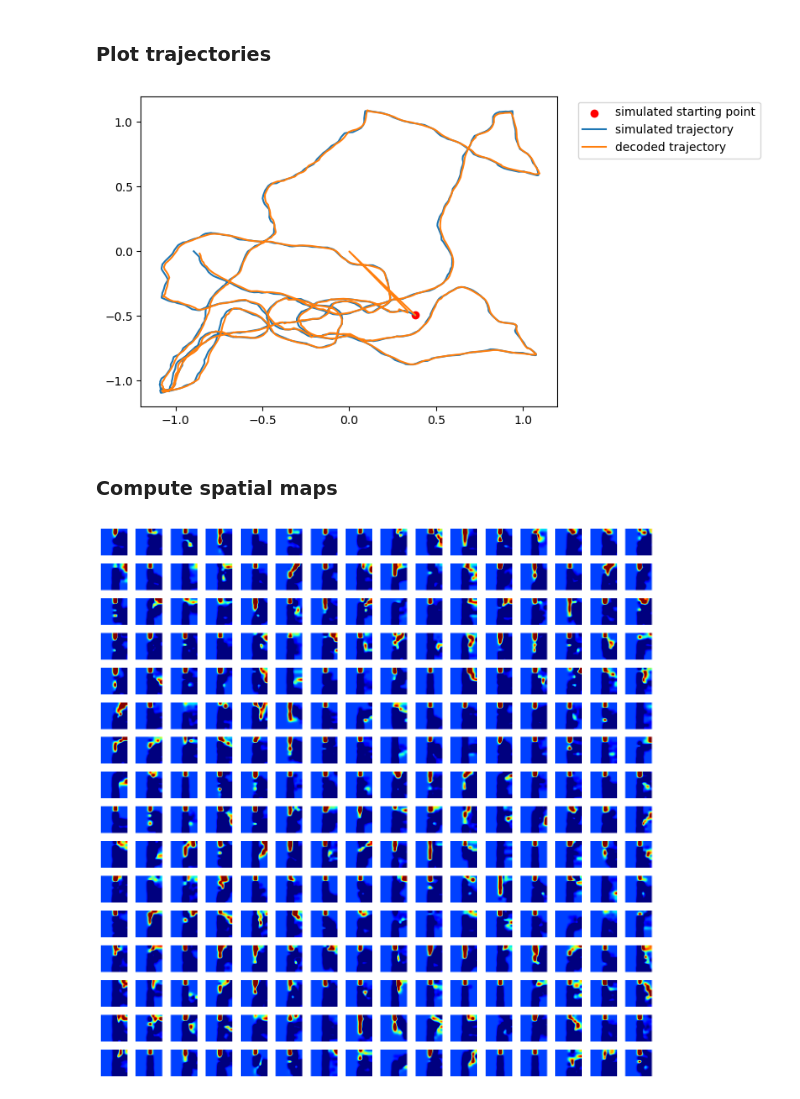
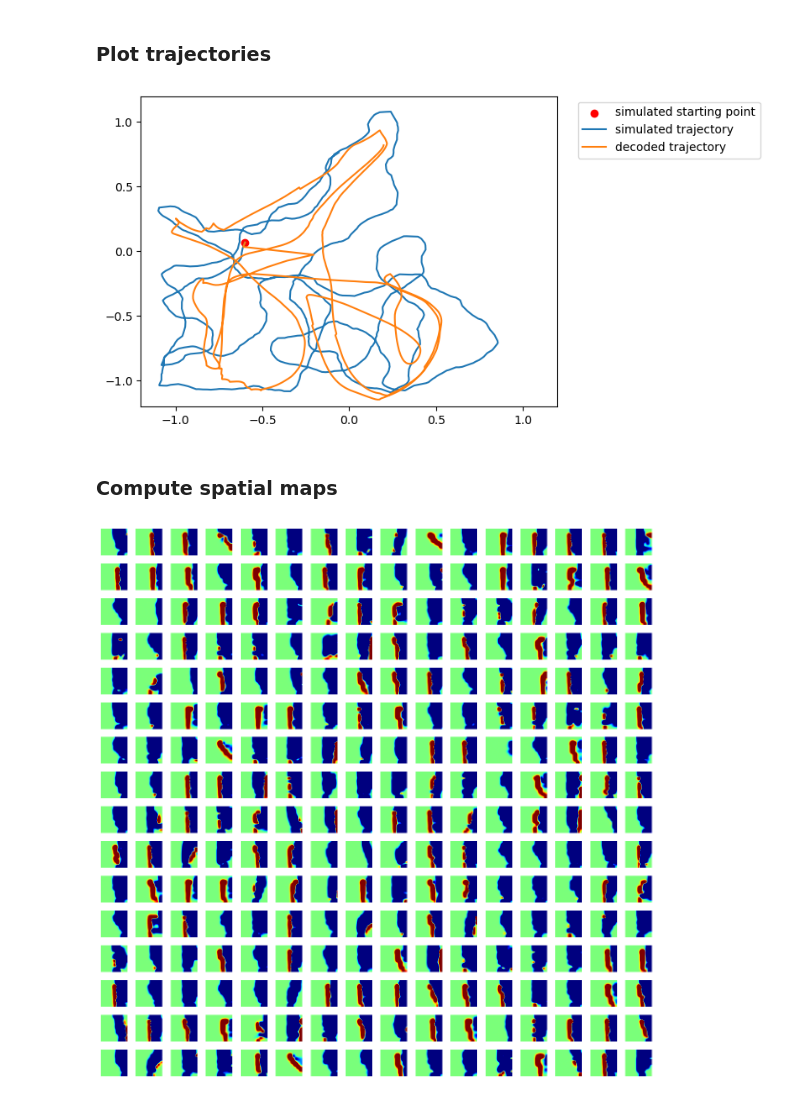
Before and after one commit to nguyen-td/activation-patterns, a Jupyter notebook: load_network.ipynb, the cells around one changed output. Saved outputs shown, nothing was run; the diff lists cells and outputs as text; code cells hidden in the pictures.

```diff
--- a/load_network.ipynb
+++ b/load_network.ipynb
@@ -12,14 +12,14 @@ from utils import make_train_data, TrajectoryGenerator, create_ratemaps, plot_ra
 # %% [markdown]
 ### Load data
 # %%
-position, velocity, head_dir = torch.load('data/data-relu.pt')
+position, velocity, head_dir = torch.load('data/data-NE.pt')
 data = make_train_data(velocity.reshape(1, -1), head_dir.reshape(1, -1))
 # %%
 # load model
 hidden_size = 256
 mini_batch_size = 32
 rnn_layer = 'custom'
-rnn_model = torch.load(f'models/RNN-{hidden_size}-{rnn_layer}-relu-model.pt')
+rnn_model = torch.load(f'models/RNN-{hidden_size}-{rnn_layer}-NE-model.pt')
 
 rnn_model.eval()
 aggregate_loss, y, x, u = rnn_model.evaluate(data, position)
@@ -38,18 +48,19 @@ Aggregated loss: 0.0005226483696576705  8.753 seconds for this run
 # %%
 # plot trajectories generated from the network (on test data)
 plt.scatter(position[0, 0], position[0, 1], color = 'red', label = 'simulated starting point')
 plt.plot(position[:, 0], position[:, 1], label = 'simulated trajectory')
 
 y[0, :] = position[0, :]
+y[1, :] = position[1, :]
 plt.plot(y[:, 0], y[:, 1], label = 'decoded trajectory')
 plt.xlim(-1.2, 1.2)
 plt.ylim(-1.2, 1.2)
 plt.legend(bbox_to_anchor=(1.5, 1.))
 
 plt.savefig('trajectory.png', bbox_inches='tight')
 # plt.show()
 # %% [output]
-[figure, old version]
+[figure, new version]
 # %% [markdown]
 ### Compute spatial maps
 # %%
@@ -60,4 +71,4 @@ resolution = 0.2 # bin size in (m)
 spatial_maps = create_ratemaps(u, y, box_width=box_width, box_height=box_height)
 plot_ratemaps(spatial_maps, hidden_size, box_width, box_height, resolution, True)
 # %% [output]
-[figure, old version]
+[figure, new version]
```
Also changed, not shown: parts of 2 cells of this notebook, 2 other files.
